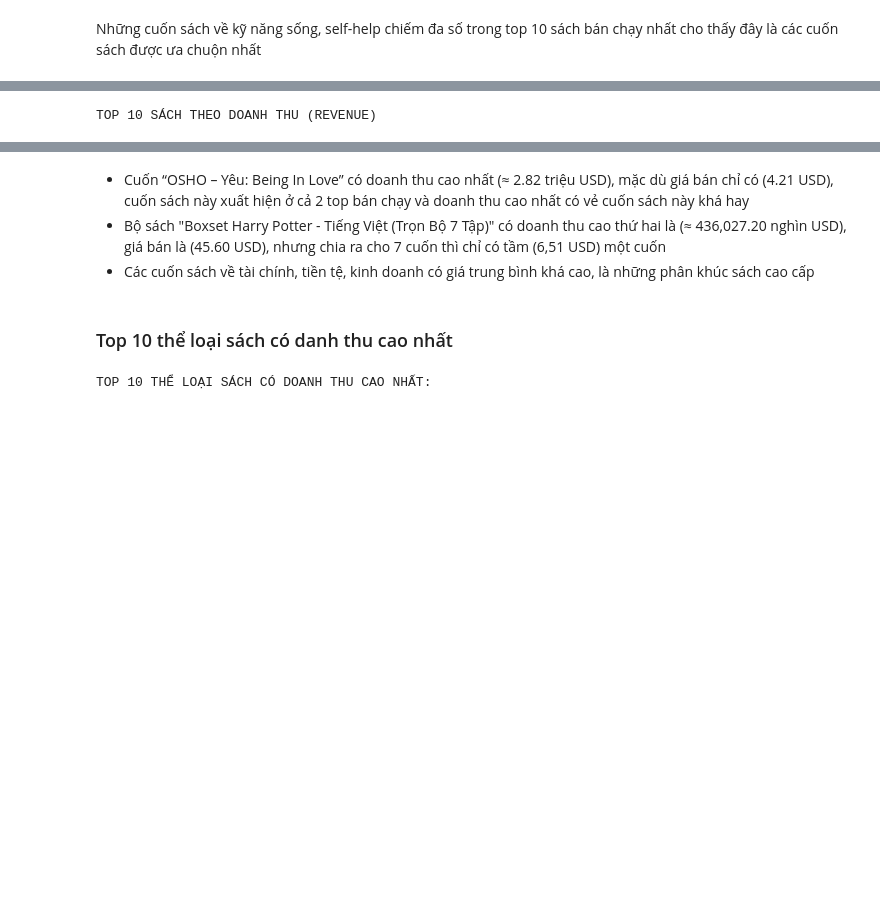
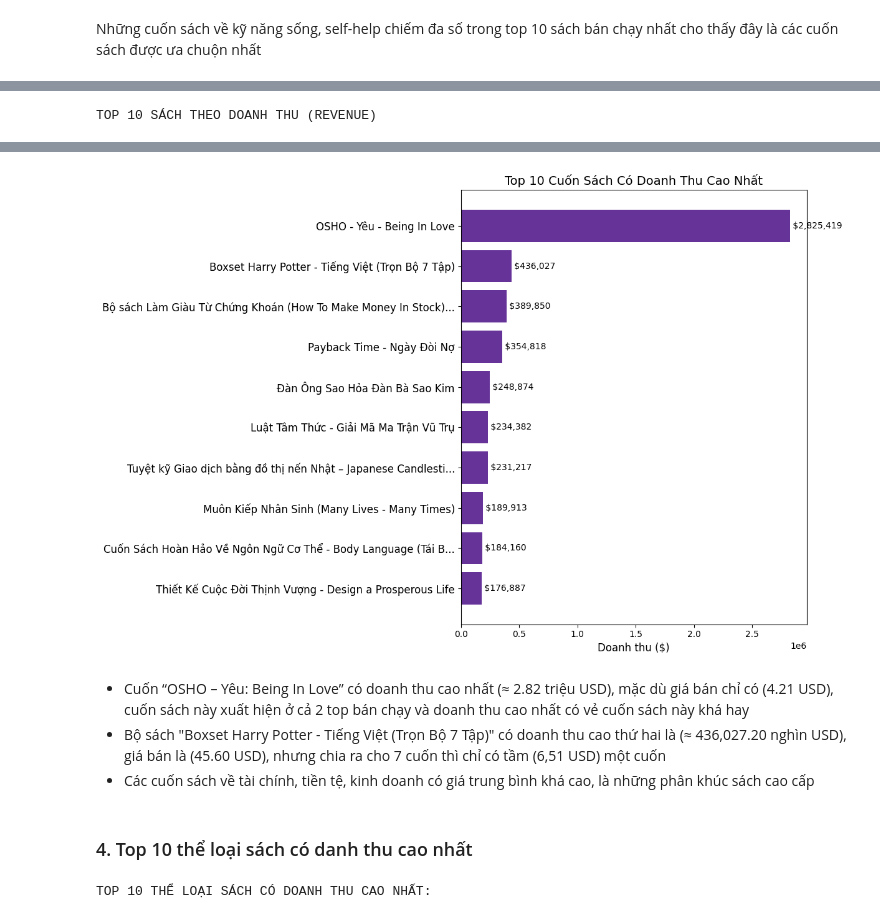
Before and after one commit to chgiabao04/cn-da22tta-chaugiabao-bookdata-machinelearning, a Jupyter notebook: src/eda.ipynb, the cells around one changed output, grey strips where cells are left out. Cells and saved outputs as stored; diff of their text form; code cells hidden in the pictures; blank space fills up the shorter version.

```diff
--- a/src/eda.ipynb
+++ b/src/eda.ipynb
@@ -60,28 +77,48 @@ Những cuốn sách về kỹ năng sống, self-help chiếm đa số trong to
 # %%
 top_10_book_revenue = book.nlargest(10, 'revenue')[['title','revenue','quantity', 'authors', 'current_price', 'category']].reset_index(drop=True)
 top_10_book_revenue['revenue'] = top_10_book_revenue['revenue'].map('{:,.2f}'.format)
 print("TOP 10 SÁCH THEO DOANH THU (REVENUE)")
 display(top_10_book_revenue)
+
+# Biểu đồ - Tạo chart_data theo REVENUE
+chart_data = book.nlargest(10, 'revenue')[['title', 'revenue']].reset_index(drop=True)
+
+plt.figure(figsize=(12, 8))
+plt.barh(range(len(chart_data)), chart_data['revenue'], color='rebeccapurple')
+
+# Rút gọn tên sách nếu quá dài (giới hạn 60 ký tự)
+short_titles = [title[:60] + '...' if len(title) > 60 else title for title in chart_data['title']]
+plt.yticks(range(len(chart_data)), short_titles, fontsize=12)
+
+for i, v in enumerate(chart_data['revenue']):
+    plt.text(v, i, f' ${v:,.0f}', va='center', fontsize=10)
+
+plt.xlabel('Doanh thu ($)', fontsize=12)
+plt.title('Top 10 Cuốn Sách Có Doanh Thu Cao Nhất', fontsize=14)
+plt.gca().invert_yaxis()
+plt.tight_layout()
+plt.show()
 # %% [output]
 TOP 10 SÁCH THEO DOANH THU (REVENUE)
 |  | title | revenue | quantity | authors | current_price | category |
 | 0 | OSHO - Yêu - Being In Love | 2,825,419.41 | 671121 | Osho | 4.21 | Sách nghệ thuật sống đẹp |
 | 1 | Boxset Harry Potter - Tiếng Việt ... | 436,027.20 | 9562 | J. K. Rowling | 45.60 | Truyện Giả tưởng - Huyền Bí - Phi... |
 | 2 | Bộ sách Làm Giàu Từ Chứng Khoán (... | 389,849.60 | 14656 | William J. O’Neil | 26.60 | Sách tài chính, tiền tệ |
 | 3 | Payback Time - Ngày Đòi Nợ | 354,818.24 | 31234 | Phil Town | 11.36 | Bài học kinh doanh |
 | 4 | Đàn Ông Sao Hỏa Đàn Bà Sao Kim | 248,873.66 | 48419 | John Gray | 5.14 | Sách tư duy - Kỹ năng sống |
 | 5 | Luật Tâm Thức - Giải Mã Ma Trận V... | 234,381.84 | 27672 | Ngô Sa Thạch | 8.47 | Lĩnh vực khác |
 | 6 | Tuyệt kỹ Giao dịch bằng đồ thị nế... | 231,217.20 | 12195 | Steve Nison | 18.96 | Sách tài chính, tiền tệ |
 | 7 | Muôn Kiếp Nhân Sinh (Many Lives -... | 189,913.10 | 45110 | Nguyên Phong | 4.21 | Muôn Kiếp Nhân Sinh (Many Lives -... |
 | 8 | Cuốn Sách Hoàn Hảo Về Ngôn Ngữ Cơ... | 184,159.60 | 30490 | Allan & Barbara Pease | 6.04 | Sách tư duy - Kỹ năng sống |
 | 9 | Thiết Kế Cuộc Đời Thịnh Vượng - D... | 176,886.56 | 15571 | Thái Phạm | 11.36 | Sách tư duy - Kỹ năng sống |
+[figure, added]
 # %% [markdown]
 
 - Cuốn “OSHO – Yêu: Being In Love” có doanh thu cao nhất (≈ 2.82 triệu USD), mặc dù giá bán chỉ có (4.21 USD), cuốn sách này xuất hiện ở cả 2 top bán chạy và doanh thu cao nhất có vẻ cuốn sách này khá hay
 - Bộ sách "Boxset Harry Potter - Tiếng Việt (Trọn Bộ 7 Tập)" có doanh thu cao thứ hai là (≈ 436,027.20 nghìn USD), giá bán là (45.60 USD), nhưng chia ra cho 7 cuốn thì chỉ có tầm (6,51 USD) một cuốn
 - Các cuốn sách về tài chính, tiền tệ, kinh doanh có giá trung bình khá cao, là những phân khúc sách cao cấp
 # %% [markdown]
-### Top 10 thể loại sách có danh thu cao nhất
+### 4. Top 10 thể loại sách có danh thu cao nhất
 # %%
 top_10_category_revenue = book.groupby('category')['revenue'].sum().reset_index()
 top_10_category_revenue = top_10_category_revenue.sort_values('revenue', ascending=False).head(10)
```
Also changed, not shown: parts of 64 cells of this notebook.
